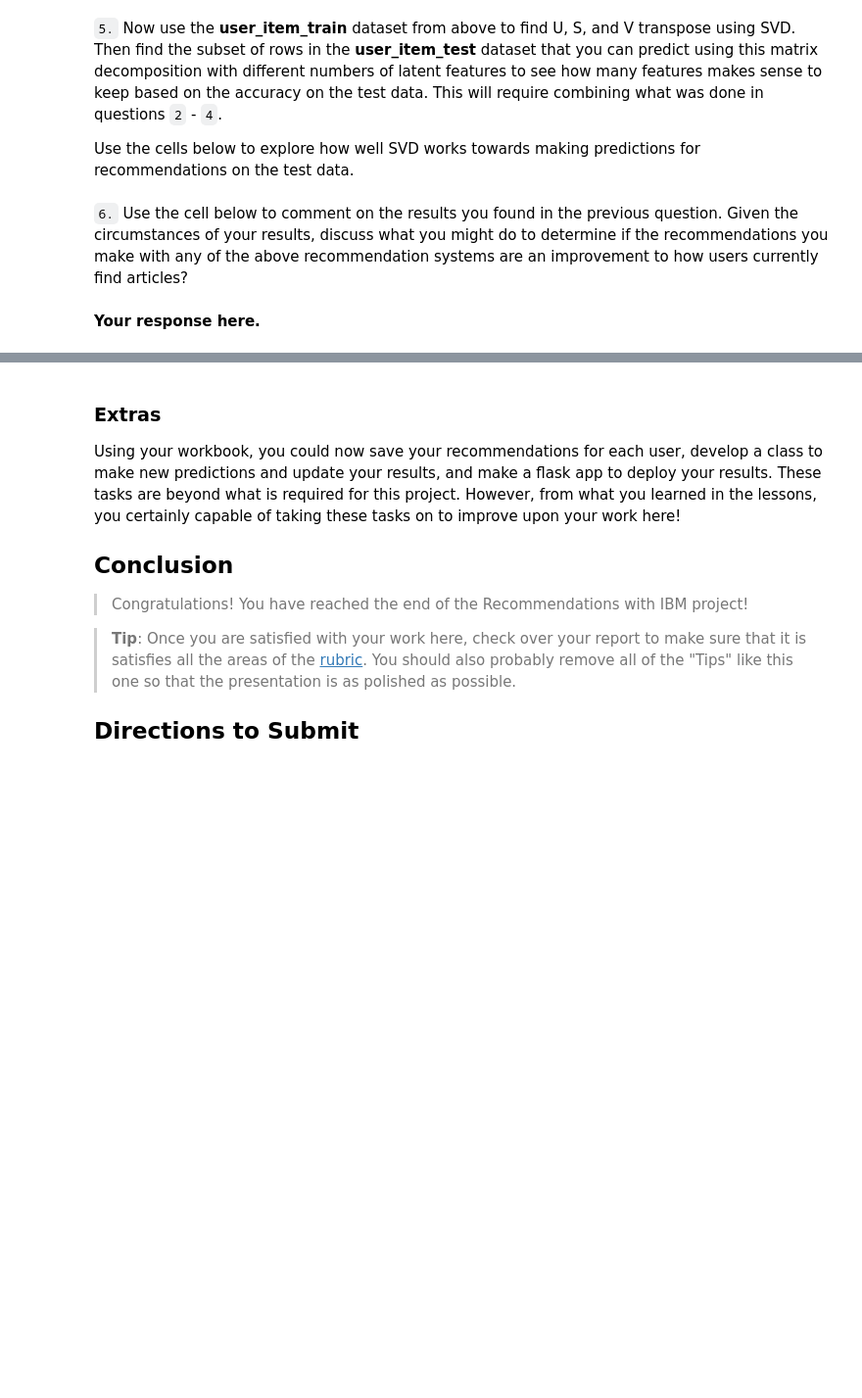
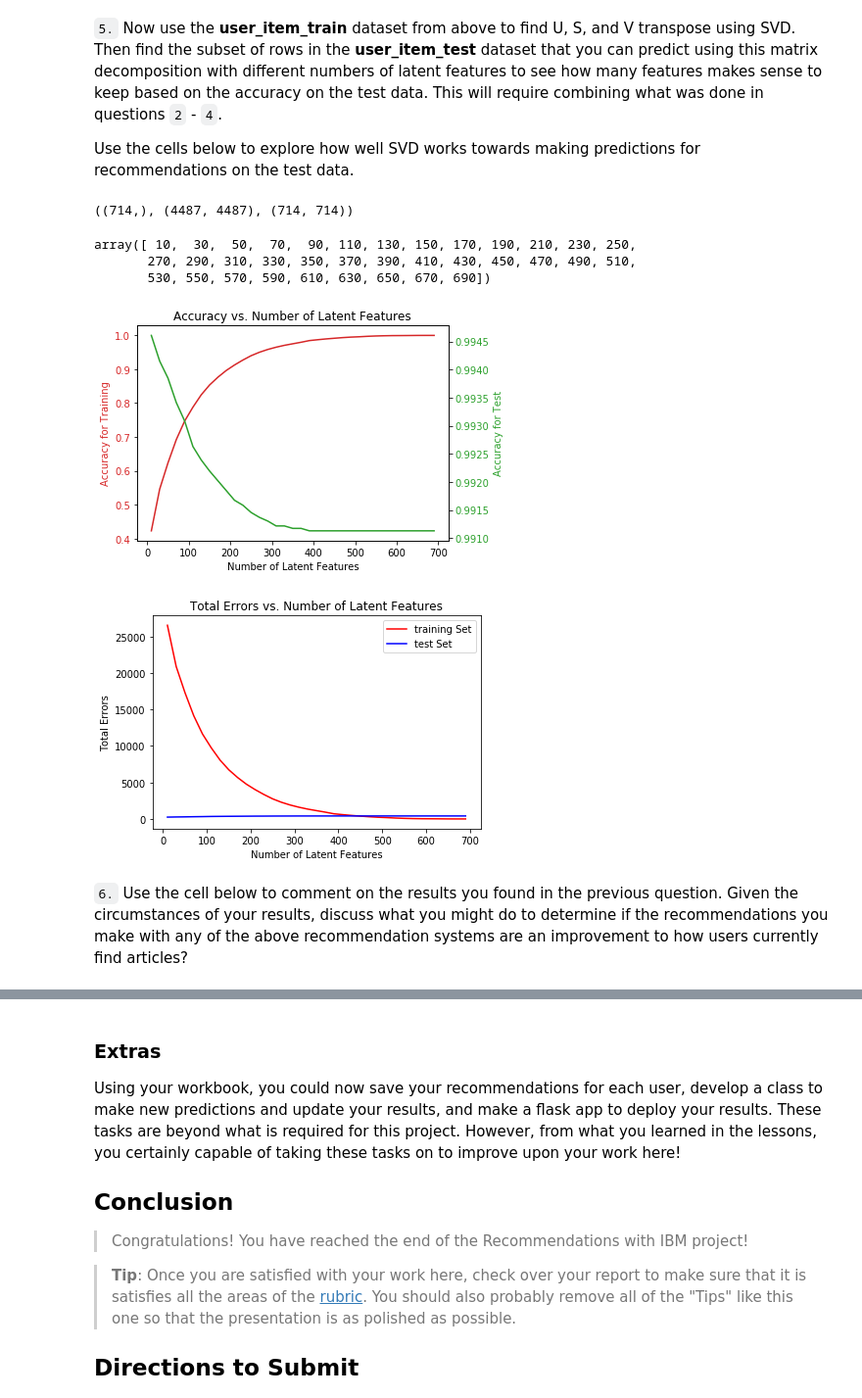
Before and after one commit to Eliah7/udacity_project_3, a Jupyter notebook: Recommendations_with_IBM.ipynb, the cells around one changed output, grey strips where cells are left out. Shown: that part at 98% size. Cells and saved outputs as stored; diff of their text form; code cells hidden in the pictures; blank space fills up the shorter version.

```diff
--- a/Recommendations_with_IBM.ipynb
+++ b/Recommendations_with_IBM.ipynb
@@ -817,7 +828,7 @@ user_item_matrix.head()
 # %%
 # Perform SVD on the User-Item Matrix Here
 
-u, s, vt = # use the built in to get the three matrices
+u, s, vt = np.linalg.svd(user_item_matrix)
 # %% [markdown]
 **Provide your response here.**
 # %% [markdown]
@@ -873,7 +886,11 @@ def create_test_and_train_user_item(df_train, df_test):
     test_arts - all of the test article ids
 
     '''
-    # Your code here
+    user_item_train = create_user_item_matrix(df_train)
+    user_item_test = create_user_item_matrix(df_test)
+
+    test_idx = user_item_test.index
+    test_arts = user_item_test.columns
 
     return user_item_train, user_item_test, test_idx, test_arts
 
@@ -900,7 +919,10 @@ t.sol_4_test(sol_4_dict)
 Use the cells below to explore how well SVD works towards making predictions for recommendations on the test data.
 # %%
 # fit SVD on the user_item_train matrix
-u_train, s_train, vt_train = # fit svd similar to above then use the cells below
+u_train, s_train, vt_train = np.linalg.svd(user_item_train) # fit svd similar to above then use the cells below
 # %%
 # Use these cells to see how well you can use the training
 # decomposition to predict on test data
+s_train.shape, u_train.shape, vt_train.shape
+# %% [output]
+((714,), (4487, 4487), (714, 714))
@@ -907,4 +988,63 @@ u_train, s_train, vt_train = # fit svd similar to above then use the cells below
+# %%
+num_latent_feats
+# %% [output]
+array([ 10,  30,  50,  70,  90, 110, 130, 150, 170, 190, 210, 230, 250,
+       270, 290, 310, 330, 350, 370, 390, 410, 430, 450, 470, 490, 510,
+       530, 550, 570, 590, 610, 630, 650, 670, 690])
+# %%
+import matplotlib.pyplot as plt
+
+def plot_accuracy_vs_latent_features(num_latent_feats, sum_errs_train, sum_errs_test):
+    """
+    Plots the training and test accuracies against the number of latent features.
+
+    Args:
+        num_latent_feats (array-like): Array of numbers representing the latent features.
+        sum_errs_train (array-like): Array of total errors for the training set with different numbers of latent features.
+        sum_errs_test (array-like): Array of total errors for the test set with different numbers of latent features.
+
+    Returns:
+        None
+    """
+
+    # Plotting the training and test accuracies
+    fig, ax1 = plt.subplots()
+
+    # Plotting accuracy for training set
+    color = 'tab:red'
+    ax1.set_xlabel('Number of Latent Features')
+    ax1.set_ylabel('Accuracy for Training', color=color)
+    ax1.plot(num_latent_feats, 1 - np.array(sum_errs_train) / df.shape[0], color=color)
+    ax1.tick_params(axis='y', labelcolor=color)
+    ax1.set_title('Accuracy vs. Number of Latent Features')
+
+    # Creating a second y-axis for accuracy of the test set
+    ax2 = ax1.twinx()  # instantiate a second axes that shares the same x-axis
+    color = 'tab:green'
+    ax2.set_ylabel('Accuracy for Test', color=color)  # we already handled the x-label with ax1
+    ax2.plot(num_latent_feats, 1 - np.array(sum_errs_test) / df.shape[0], color=color)
+    ax2.tick_params(axis='y', labelcolor=color)
+
+    # Adjust layout
+    fig.tight_layout()
+
+    # Display the plot
+    plt.show()
+
+    # Additional visual: Plotting total errors for training and test sets
+    fig2, ax = plt.subplots()
+    ax.plot(num_latent_feats, sum_errs_train, label='training Set', color='red')
+    ax.plot(num_latent_feats, sum_errs_test, label='test Set', color='blue')
+    ax.set_xlabel('Number of Latent Features')
+    ax.set_ylabel('Total Errors')
+    ax.set_title('Total Errors vs. Number of Latent Features')
+    ax.legend()
+    plt.show()
+
+# Example usage
+plot_accuracy_vs_latent_features(num_latent_feats, sum_errs_train, sum_errs_test)
+# %% [output]
+[figure, added]
+[figure, added]
 # %% [markdown]
 `6.` Use the cell below to comment on the results you found in the previous question. Given the circumstances of your results, discuss what you might do to determine if the recommendations you make with any of the above recommendation systems are an improvement to how users currently find articles?
-# %% [markdown]
-**Your response here.**
```
Also changed, not shown: parts of 9 cells of this notebook, 1 other file.
